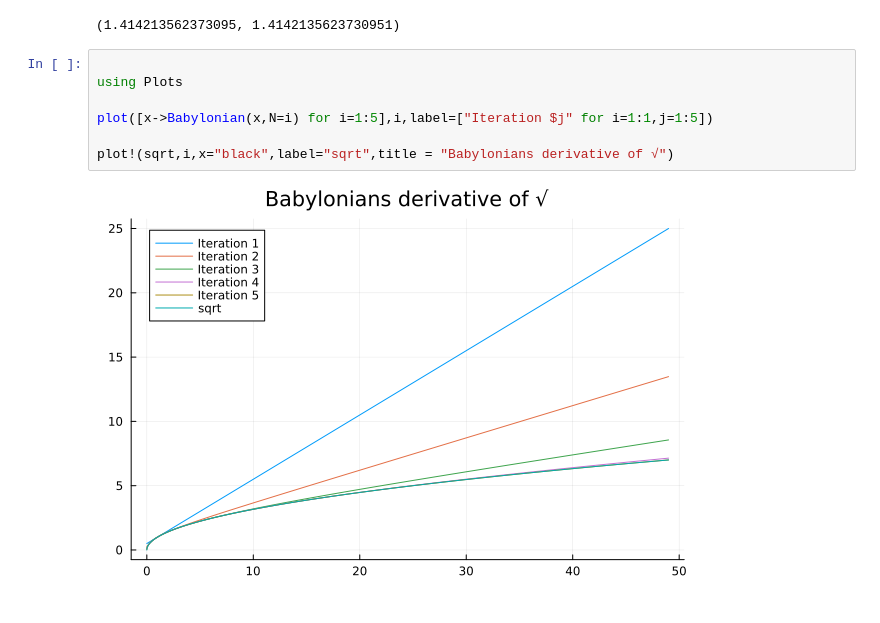
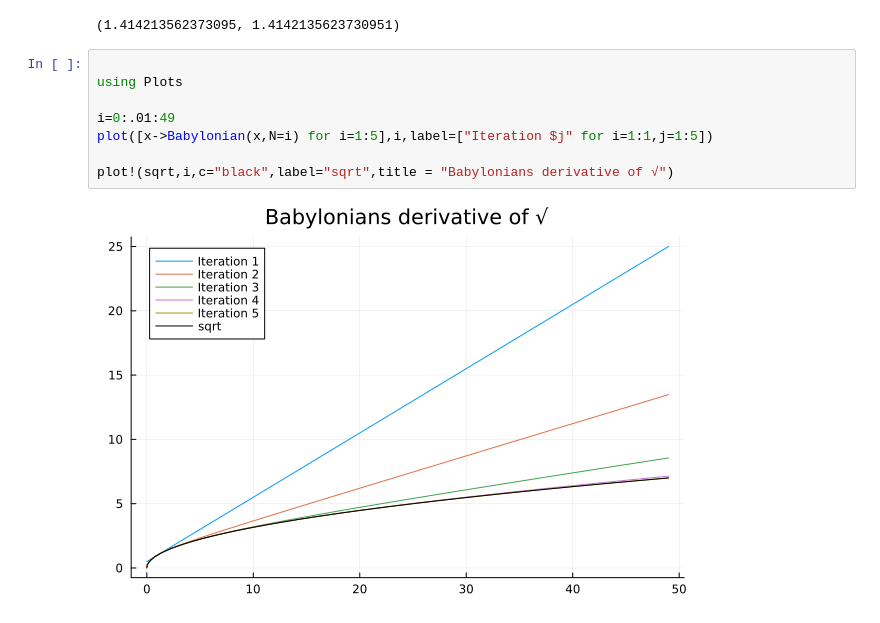
Before and after one commit to BestaSaiPrathap/BTP-Besta-Sai-Prathap, a Jupyter notebook: AutoDiff/autodiff27-7.ipynb, the cells around one changed output. Drawn from its saved outputs; the diff is of its cells as text.

```diff
--- a/AutoDiff/autodiff27-7.ipynb
+++ b/AutoDiff/autodiff27-7.ipynb
@@ -293,9 +293,10 @@ Babylonian(2), √2
 # %%
 
 using Plots
 
+i=0:.01:49
 plot([x->Babylonian(x,N=i) for i=1:5],i,label=["Iteration $j" for i=1:1,j=1:5])
 
-plot!(sqrt,i,x="black",label="sqrt",title = "Babylonians derivative of √")
+plot!(sqrt,i,c="black",label="sqrt",title = "Babylonians derivative of √")
 # %% [output]
-[figure, old version]
+[figure, new version]
```
Also changed, not shown: parts of 6 cells of this notebook.
